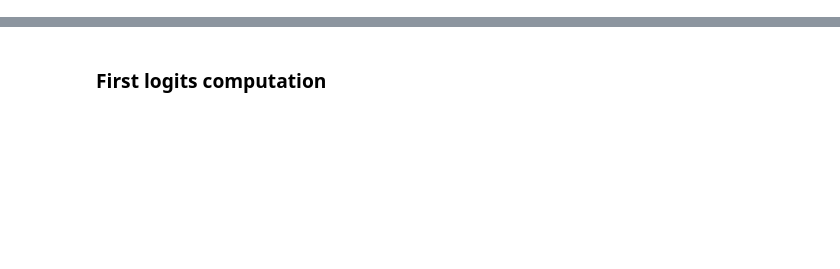
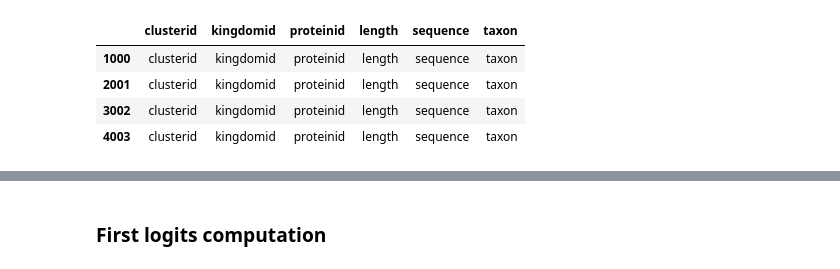
Before and after one commit to Florencia-DeLillo/PLM_project, a Jupyter notebook: notebooks/data_preprocessing_prototype.ipynb, the cells around one changed output, grey strips where cells are left out. Drawn from its saved outputs; the diff is of its cells as text; code cells hidden in the pictures; blank space fills up the shorter version.

```diff
--- a/notebooks/data_preprocessing_prototype.ipynb
+++ b/notebooks/data_preprocessing_prototype.ipynb
@@ -182,0 +413,20 @@ class CustomSampler(Sampler):
+# %%
+#print(invalid_values)
+header_row = df.iloc[0]  # assuming the first row is the actual header
+#repeated_headers = (df == header_row).all(axis=1)
+
+# Filter out the repeated headers
+#df_cleaned = df[~repeated_headers].reset_index(drop=True)
+len(df)
+len(df_cleaned)
+
+df.iloc[10000]
+df[~df[' length'].str.replace(r'\^\^<.*?>', '', regex=True).str.isnumeric()]
+
+#df.columns = df.columns.str.strip()
+# %% [output]
+|  | clusterid | kingdomid | proteinid | length | sequence | taxon |
+| 1000 | clusterid | kingdomid | proteinid | length | sequence | taxon |
+| 2001 | clusterid | kingdomid | proteinid | length | sequence | taxon |
+| 3002 | clusterid | kingdomid | proteinid | length | sequence | taxon |
+| 4003 | clusterid | kingdomid | proteinid | length | sequence | taxon |
```
Also changed, not shown: parts of 36 cells of this notebook.
